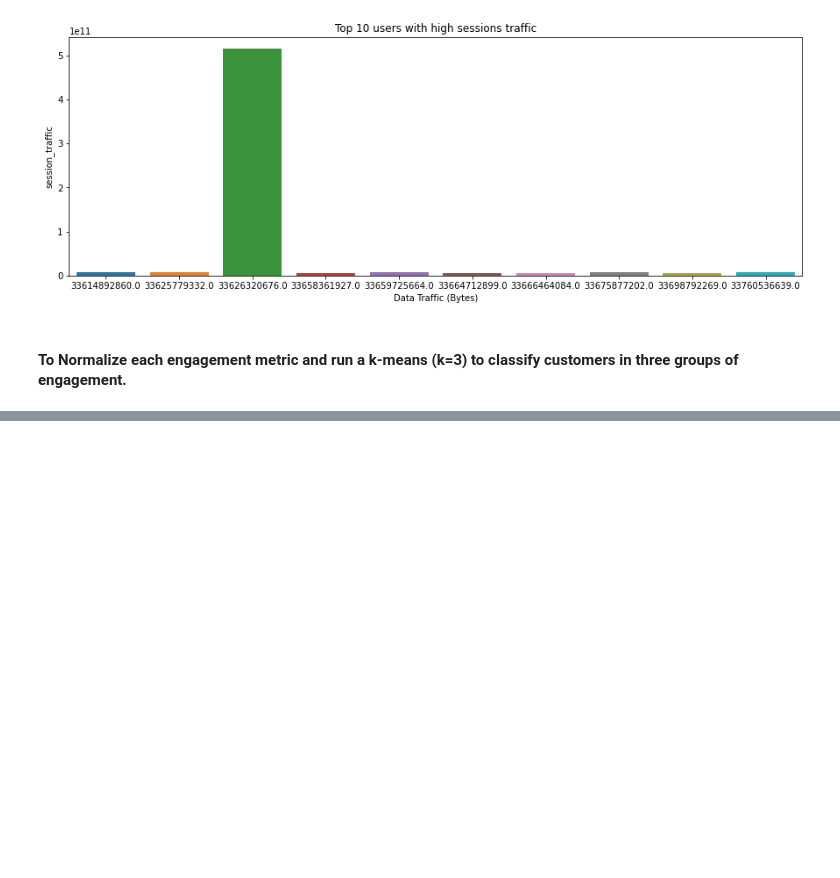
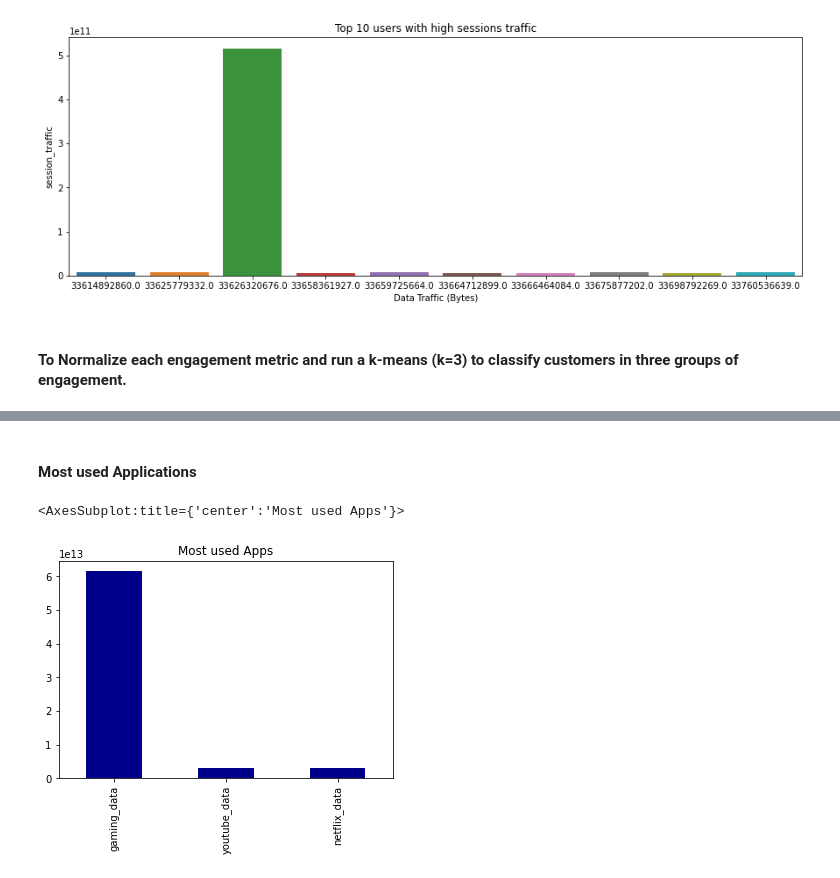
Before and after one commit to Caphace-Ethan/Telecom-User-Data-Analysis, a Jupyter notebook: notebooks/Data_Exploratory_Analysis.ipynb, the cells around one changed output, grey strips where cells are left out. Drawn from its saved outputs; the diff is of its cells as text; code cells hidden in the pictures; blank space fills up the shorter version.

```diff
--- a/notebooks/Data_Exploratory_Analysis.ipynb
+++ b/notebooks/Data_Exploratory_Analysis.ipynb
@@ -1074,0 +1080,8 @@ Name: cluster, dtype: int64>
+# %%
+user_aggregation = processed_data.groupby('MSISDN/Number')["social_media_data","google_data", "email_data","youtube_data","gaming_data", "netflix_data"].sum()
+user_aggregation.head(10)
+
+column_list1 = ["social_media_data","google_data", "email_data","youtube_data","gaming_data", "netflix_data"]
+for column in column_list1:
+    print("Most Engaged Users for %s" %column)
+    print(user_aggregation[column].sort_values(ascending=False).head(10))
@@ -1074,0 +1106,7 @@ Name: cluster, dtype: int64>
+# %% [markdown]
+#### Most used Applications
+# %%
+user_aggregation[user_aggregation.columns[1:]].sum().sort_values(ascending=False).head(3).plot(kind = "bar", color ="darkblue" ,title= "Most used Apps")
+# %% [output]
+<AxesSubplot:title={'center':'Most used Apps'}>
+[figure, added]
```
Also changed, not shown: parts of 10 cells of this notebook.
